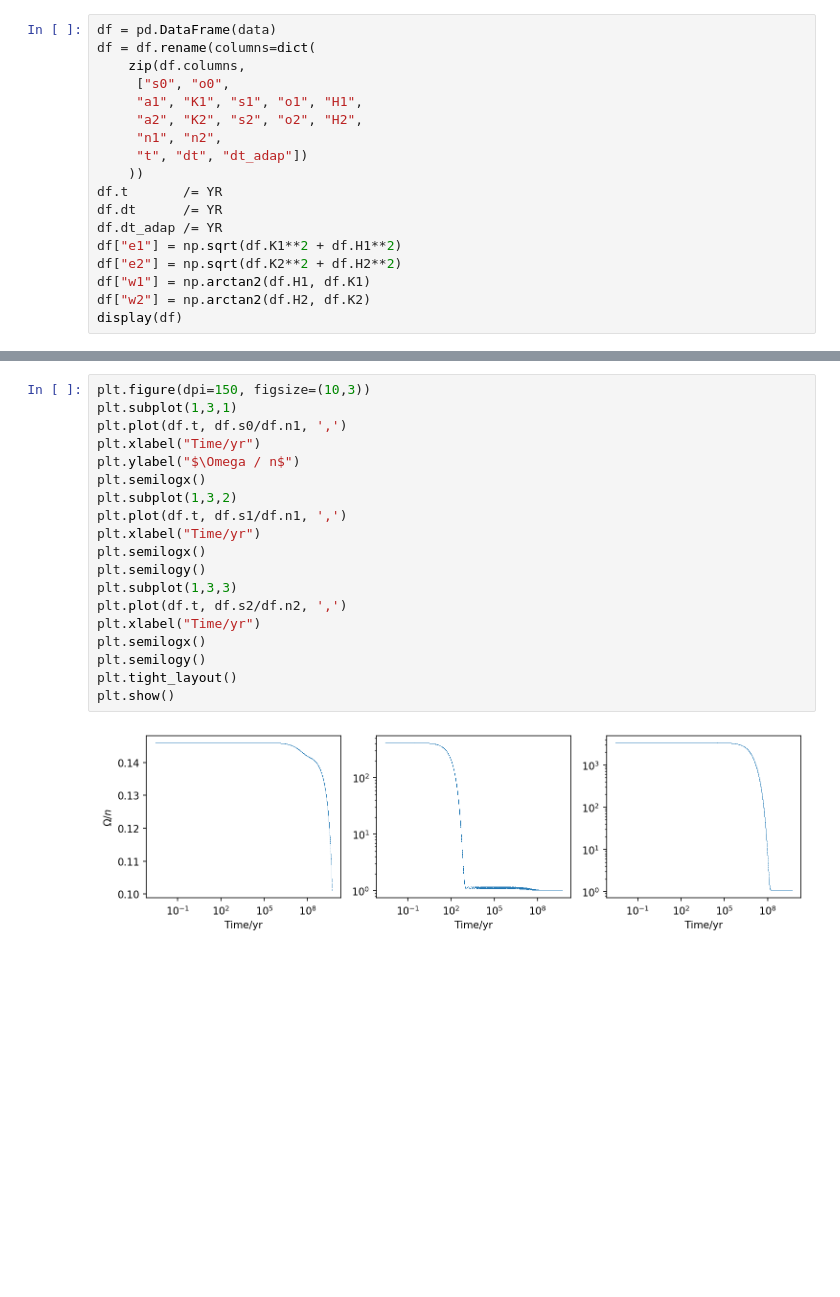
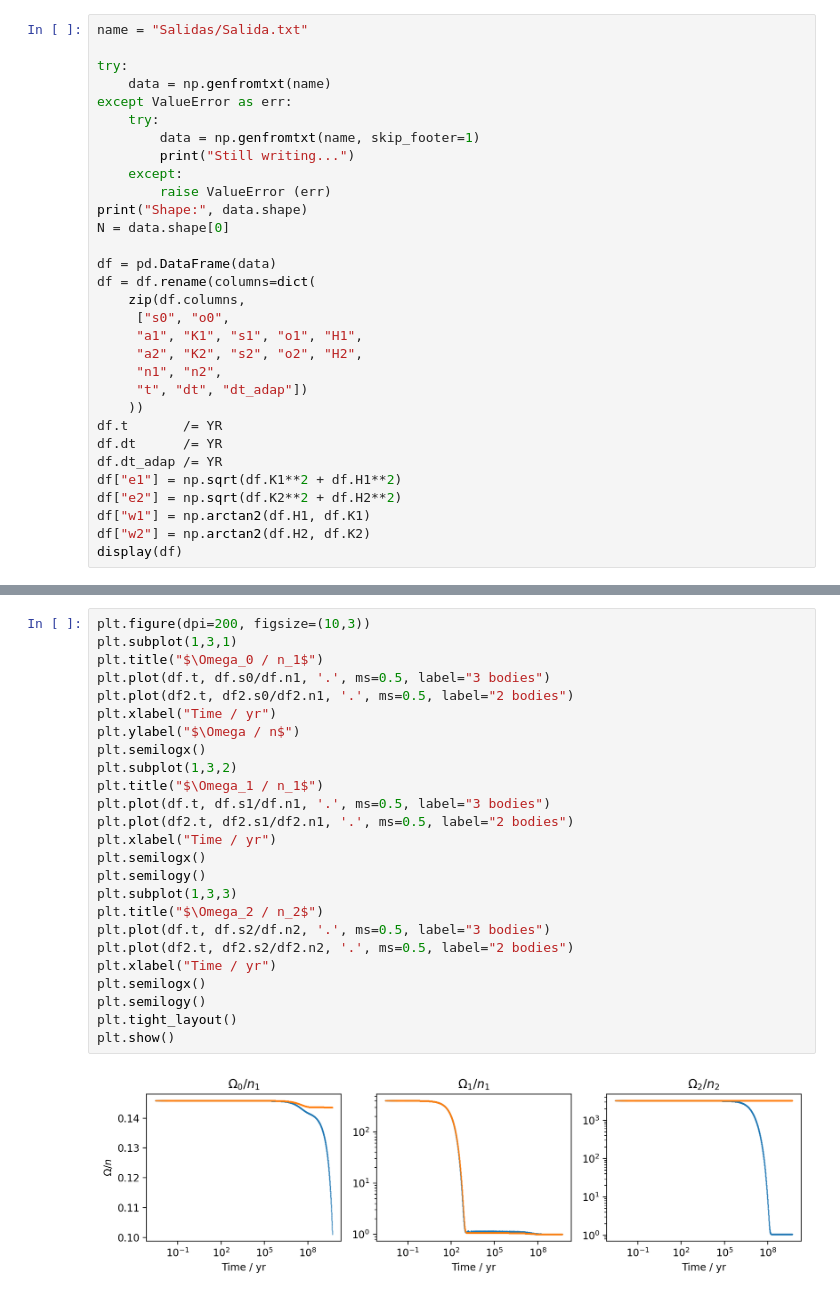
Before and after one commit to Gianuzzi/TidalEvolution, a Jupyter notebook: Plot_salida.ipynb, the cells around one changed output, grey strips where cells are left out. Saved outputs shown, nothing was run; the diff lists cells and outputs as text; blank space fills up the shorter version.

```diff
--- a/Plot_salida.ipynb
+++ b/Plot_salida.ipynb
@@ -21,4 +7,17 @@ Shape: (4975, 17)
 # %%
+name = "Salidas/Salida.txt"
+
+try:
+    data = np.genfromtxt(name)
+except ValueError as err:
+    try:
+        data = np.genfromtxt(name, skip_footer=1)
+        print("Still writing...")
+    except:
+        raise ValueError (err)
+print("Shape:", data.shape)
+N = data.shape[0]
+
 df = pd.DataFrame(data)
 df = df.rename(columns=dict(
     zip(df.columns,
@@ -96,22 +182,28 @@ plt.show()
 # %%
-plt.figure(dpi=150, figsize=(10,3))
+plt.figure(dpi=200, figsize=(10,3))
 plt.subplot(1,3,1)
-plt.plot(df.t, df.s0/df.n1, ',')
-plt.xlabel("Time/yr")
+plt.title("$\Omega_0 / n_1$")
+plt.plot(df.t, df.s0/df.n1, '.', ms=0.5, label="3 bodies")
+plt.plot(df2.t, df2.s0/df2.n1, '.', ms=0.5, label="2 bodies")
+plt.xlabel("Time / yr")
 plt.ylabel("$\Omega / n$")
 plt.semilogx()
 plt.subplot(1,3,2)
-plt.plot(df.t, df.s1/df.n1, ',')
-plt.xlabel("Time/yr")
+plt.title("$\Omega_1 / n_1$")
+plt.plot(df.t, df.s1/df.n1, '.', ms=0.5, label="3 bodies")
+plt.plot(df2.t, df2.s1/df2.n1, '.', ms=0.5, label="2 bodies")
+plt.xlabel("Time / yr")
 plt.semilogx()
 plt.semilogy()
 plt.subplot(1,3,3)
-plt.plot(df.t, df.s2/df.n2, ',')
-plt.xlabel("Time/yr")
+plt.title("$\Omega_2 / n_2$")
+plt.plot(df.t, df.s2/df.n2, '.', ms=0.5, label="3 bodies")
+plt.plot(df2.t, df2.s2/df2.n2, '.', ms=0.5, label="2 bodies")
+plt.xlabel("Time / yr")
 plt.semilogx()
 plt.semilogy()
 plt.tight_layout()
 plt.show()
 # %% [output]
-[figure, old version]
+[figure, new version]
 # %%
```
Also changed, not shown: parts of 14 cells of this notebook, 5 other files.
